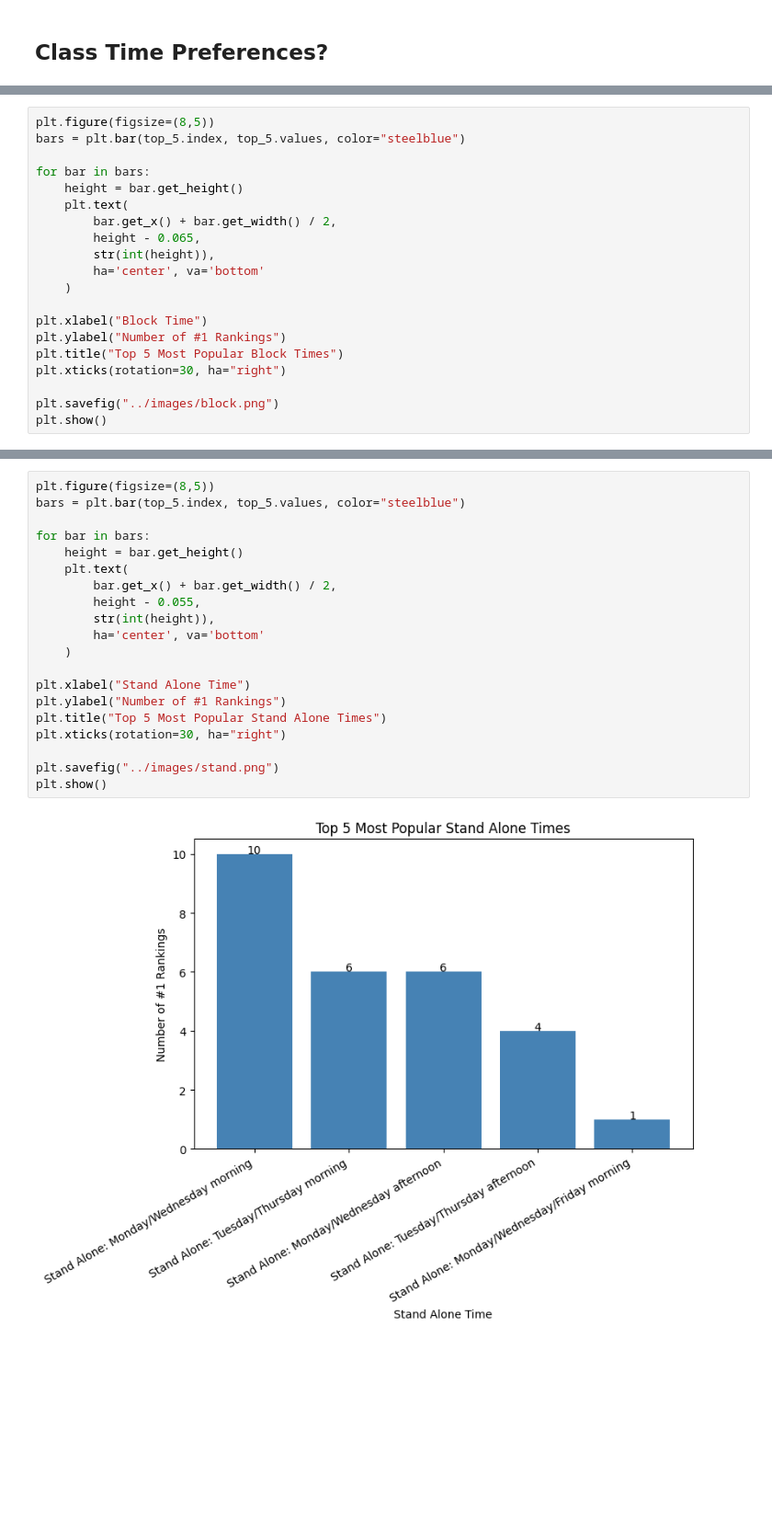
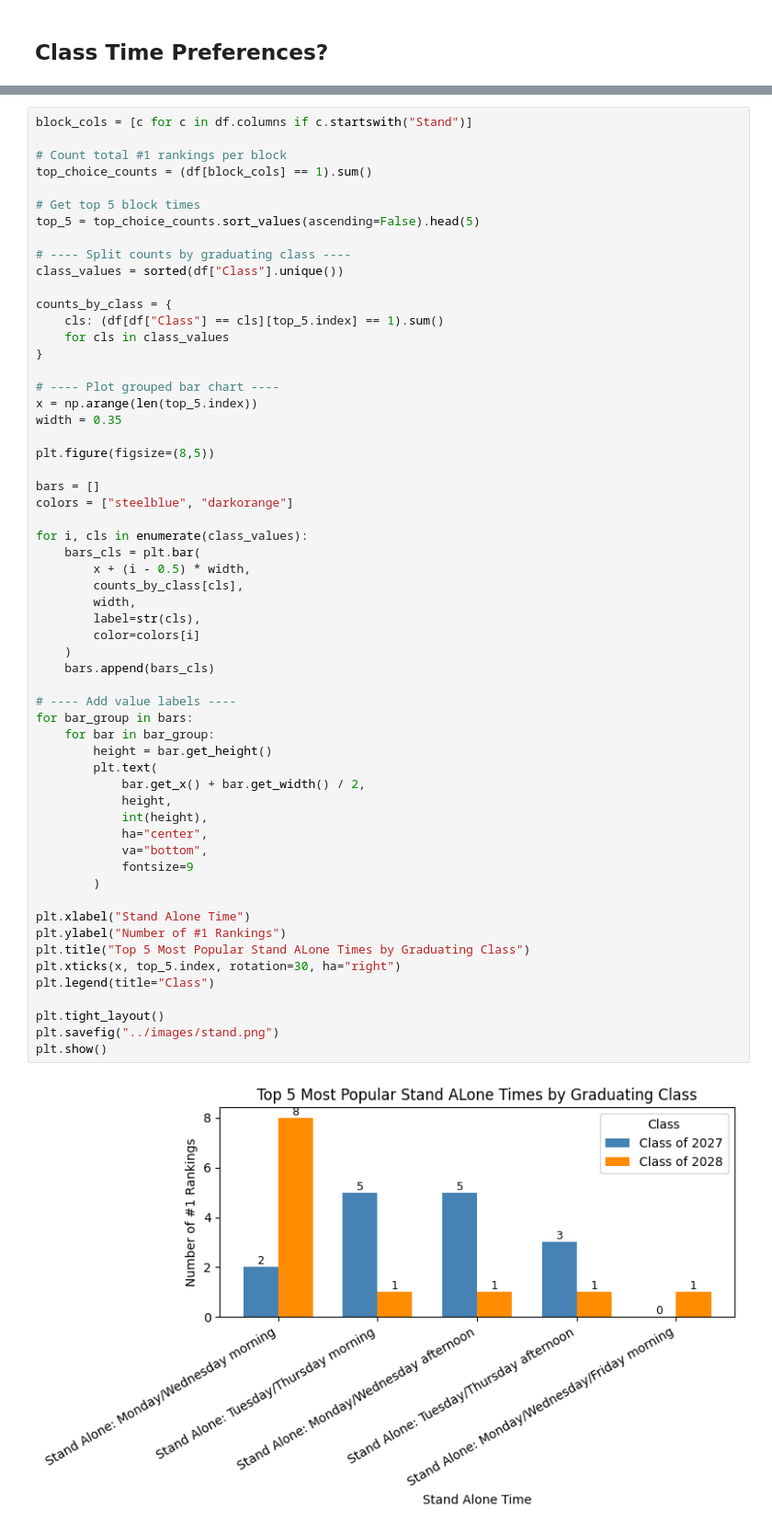
Before and after one commit to RyanErm/class_time_preference, a Jupyter notebook: code/times.ipynb, the cells around one changed output, grey strips where cells are left out. Shown: that part at 92% size. Cells and saved outputs as stored; diff of their text form; blank space fills up the shorter version.

```diff
--- a/code/times.ipynb
+++ b/code/times.ipynb
@@ -58,20 +54,0 @@ top_5 = top_choice_counts.sort_values(ascending=False).head(5)
-# %%
-plt.figure(figsize=(8,5))
-bars = plt.bar(top_5.index, top_5.values, color="steelblue")
-
-for bar in bars:
-    height = bar.get_height()
-    plt.text(
-        bar.get_x() + bar.get_width() / 2,
-        height - 0.065,
-        str(int(height)),
-        ha='center', va='bottom'
-    )
-
-plt.xlabel("Block Time")
-plt.ylabel("Number of #1 Rankings")
-plt.title("Top 5 Most Popular Block Times")
-plt.xticks(rotation=30, ha="right")
-
-plt.savefig("../images/block.png")
-plt.show()
@@ -84,22 +115,60 @@ top_5 = top_choice_counts.sort_values(ascending=False).head(5)
 # %%
+block_cols = [c for c in df.columns if c.startswith("Stand")]
+
+# Count total #1 rankings per block
+top_choice_counts = (df[block_cols] == 1).sum()
+
+# Get top 5 block times
+top_5 = top_choice_counts.sort_values(ascending=False).head(5)
+
+# ---- Split counts by graduating class ----
+class_values = sorted(df["Class"].unique())
+
+counts_by_class = {
+    cls: (df[df["Class"] == cls][top_5.index] == 1).sum()
+    for cls in class_values
+}
+
+# ---- Plot grouped bar chart ----
+x = np.arange(len(top_5.index))
+width = 0.35
+
 plt.figure(figsize=(8,5))
-bars = plt.bar(top_5.index, top_5.values, color="steelblue")
 
-for bar in bars:
-    height = bar.get_height()
-    plt.text(
-        bar.get_x() + bar.get_width() / 2,
-        height - 0.055,
-        str(int(height)),
-        ha='center', va='bottom'
+bars = []
+colors = ["steelblue", "darkorange"]
+
+for i, cls in enumerate(class_values):
+    bars_cls = plt.bar(
+        x + (i - 0.5) * width,
+        counts_by_class[cls],
+        width,
+        label=str(cls),
+        color=colors[i]
     )
+    bars.append(bars_cls)
+
+# ---- Add value labels ----
+for bar_group in bars:
+    for bar in bar_group:
+        height = bar.get_height()
+        plt.text(
+            bar.get_x() + bar.get_width() / 2,
+            height,
+            int(height),
+            ha="center",
+            va="bottom",
+            fontsize=9
+        )
 
 plt.xlabel("Stand Alone Time")
 plt.ylabel("Number of #1 Rankings")
-plt.title("Top 5 Most Popular Stand Alone Times")
-plt.xticks(rotation=30, ha="right")
+plt.title("Top 5 Most Popular Stand ALone Times by Graduating Class")
+plt.xticks(x, top_5.index, rotation=30, ha="right")
+plt.legend(title="Class")
 
+plt.tight_layout()
 plt.savefig("../images/stand.png")
 plt.show()
 # %% [output]
-[figure, old version]
+[figure, new version]
```
Also changed, not shown: parts of 5 cells of this notebook, 2 other files.
